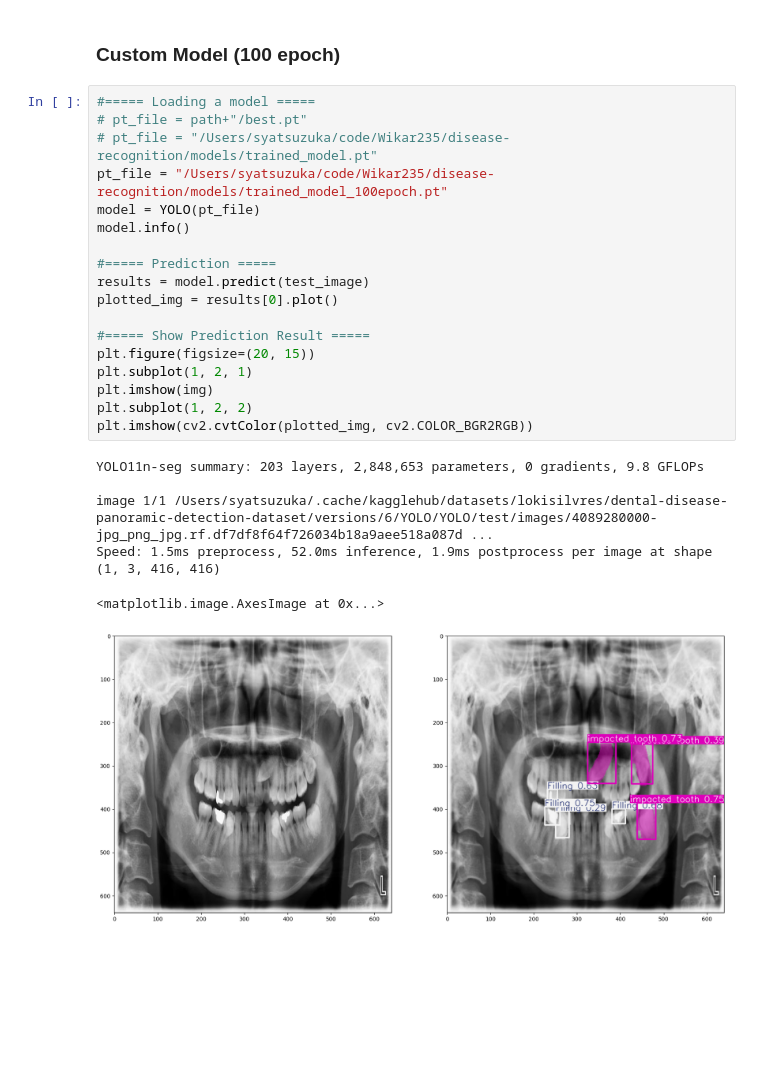
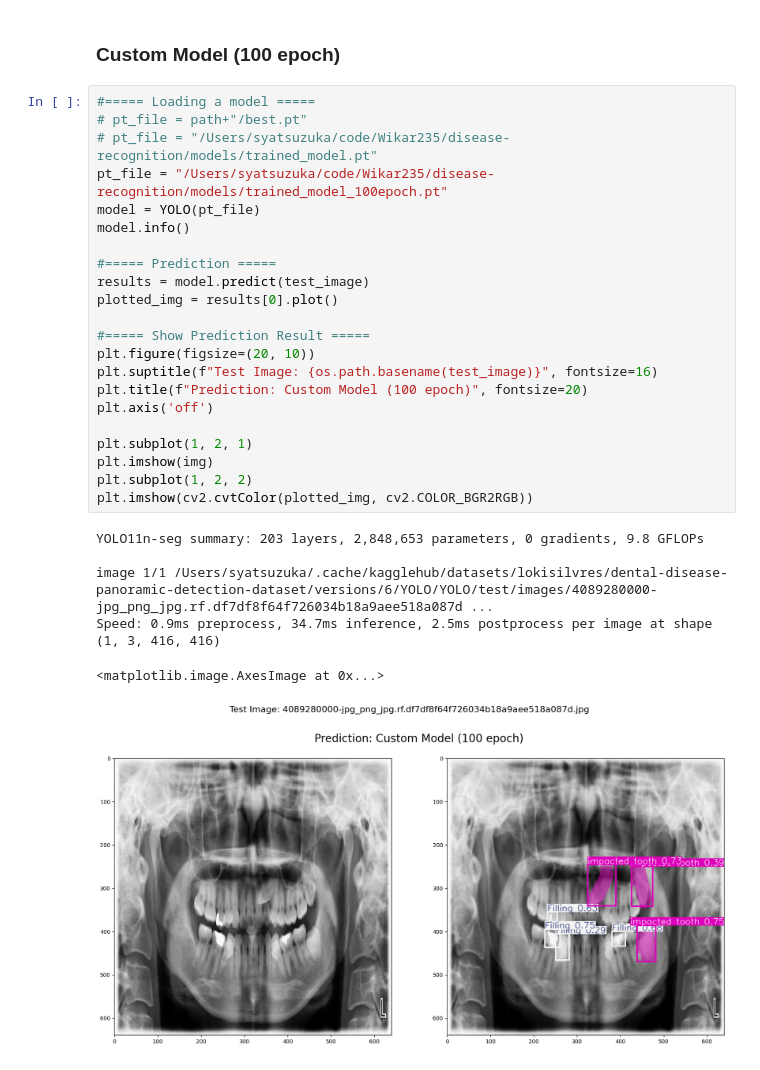
Before and after one commit to dental-xray/dental-xray, a Jupyter notebook: notebooks/shunjiro_notebook.ipynb, the cells around one changed output. Drawn from its saved outputs; the diff is of its cells as text; blank space fills up the shorter version.

```diff
--- a/notebooks/shunjiro_notebook.ipynb
+++ b/notebooks/shunjiro_notebook.ipynb
@@ -339,25 +348,29 @@ Speed: 1.5ms preprocess, 52.1ms inference, 3.8ms postprocess per image at shape
 # %%
 #===== Loading a model =====
 # pt_file = path+"/best.pt"
 # pt_file = "/Users/syatsuzuka/code/Wikar235/disease-recognition/models/trained_model.pt"
 pt_file = "/Users/syatsuzuka/code/Wikar235/disease-recognition/models/trained_model_100epoch.pt"
 model = YOLO(pt_file)
 model.info()
 
 #===== Prediction =====
 results = model.predict(test_image)
 plotted_img = results[0].plot()
 
 #===== Show Prediction Result =====
-plt.figure(figsize=(20, 15))
+plt.figure(figsize=(20, 10))
+plt.suptitle(f"Test Image: {os.path.basename(test_image)}", fontsize=16)
+plt.title(f"Prediction: Custom Model (100 epoch)", fontsize=20)
+plt.axis('off')
+
 plt.subplot(1, 2, 1)
 plt.imshow(img)
 plt.subplot(1, 2, 2)
 plt.imshow(cv2.cvtColor(plotted_img, cv2.COLOR_BGR2RGB))
 # %% [output]
 YOLO11n-seg summary: 203 layers, 2,848,653 parameters, 0 gradients, 9.8 GFLOPs
 
 image 1/1 /Users/syatsuzuka/.cache/kagglehub/datasets/lokisilvres/dental-disease-panoramic-detection-dataset/versions/6/YOLO/YOLO/test/images/4089280000-jpg_png_jpg.rf.df7df8f64f726034b18a9aee518a087d ...
-Speed: 1.5ms preprocess, 52.0ms inference, 1.9ms postprocess per image at shape (1, 3, 416, 416)
+Speed: 0.9ms preprocess, 34.7ms inference, 2.5ms postprocess per image at shape (1, 3, 416, 416)
 <matplotlib.image.AxesImage at 0x...>
-[figure, old version]
+[figure, new version]
```
Also changed, not shown: parts of 2 cells of this notebook.
